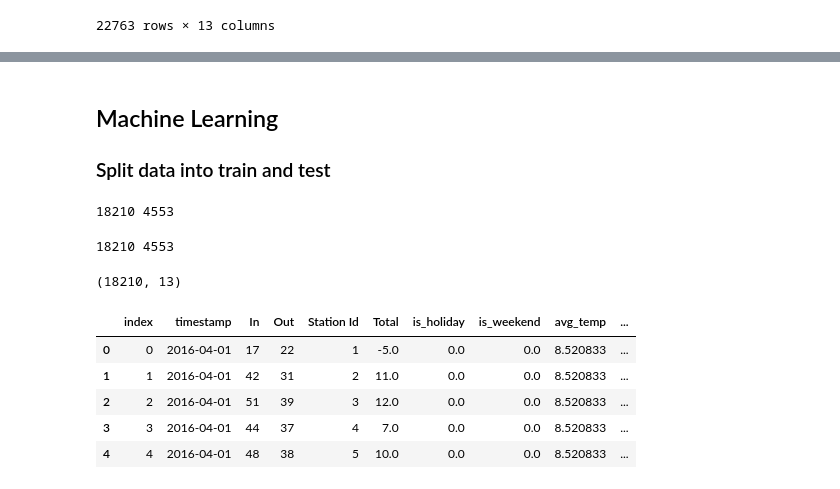
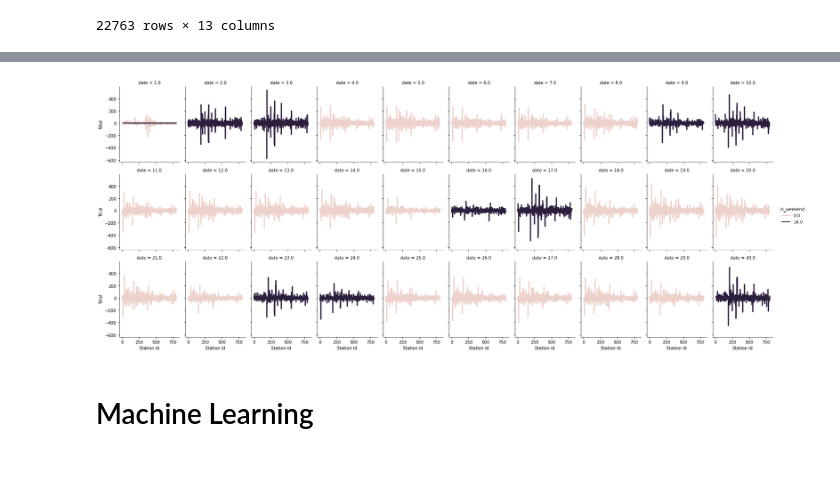
Before and after one commit to hchae0817/final_project, a Jupyter notebook: Bike Sharing_merged.ipynb, the cells around one changed output, grey strips where cells are left out. Saved outputs shown, nothing was run; the diff lists cells and outputs as text; code cells hidden in the pictures.

```diff
--- a/Bike Sharing_merged.ipynb
+++ b/Bike Sharing_merged.ipynb
@@ -329,26 +400,9 @@ ax.set(xlabel = 'Timestamp', ylabel = 'Count')
+# %%
+sns.relplot(x = "Station Id", y = "Total", hue = "is_weekend",
+            col = "date", col_wrap = 10,
+            height = 3, aspect = .75, linewidth = 2.5,
+            kind = "line", data = merged_df);
+# %% [output]
+[figure, added]
 # %% [markdown]
-## Machine Learning
-
-### Split data into train and test
+# Machine Learning
-# %%
-train_size = int(len(merged_df) * 0.8)
-test_size = len(merged_df) - train_size
-print(train_size, test_size)
-# %% [output]
-18210 4553
-# %%
-train, test = merged_df.iloc[0:train_size], merged_df.iloc[train_size:len(merged_df)]
-print(len(train), len(test))
-# %% [output]
-18210 4553
-# %%
-print(train.shape)
-train.head()
-# %% [output]
-(18210, 13)
-|  | index | timestamp | In | Out | Station Id | Total | is_holiday | is_weekend | avg_temp | ... |
-| 0 | 0 | 2016-04-01 | 17 | 22 | 1 | -5.0 | 0.0 | 0.0 | 8.520833 | ... |
-| 1 | 1 | 2016-04-01 | 42 | 31 | 2 | 11.0 | 0.0 | 0.0 | 8.520833 | ... |
-| 2 | 2 | 2016-04-01 | 51 | 39 | 3 | 12.0 | 0.0 | 0.0 | 8.520833 | ... |
-| 3 | 3 | 2016-04-01 | 44 | 37 | 4 | 7.0 | 0.0 | 0.0 | 8.520833 | ... |
-| 4 | 4 | 2016-04-01 | 48 | 38 | 5 | 10.0 | 0.0 | 0.0 | 8.520833 | ... |
```
Also changed, not shown: parts of 55 cells of this notebook.
